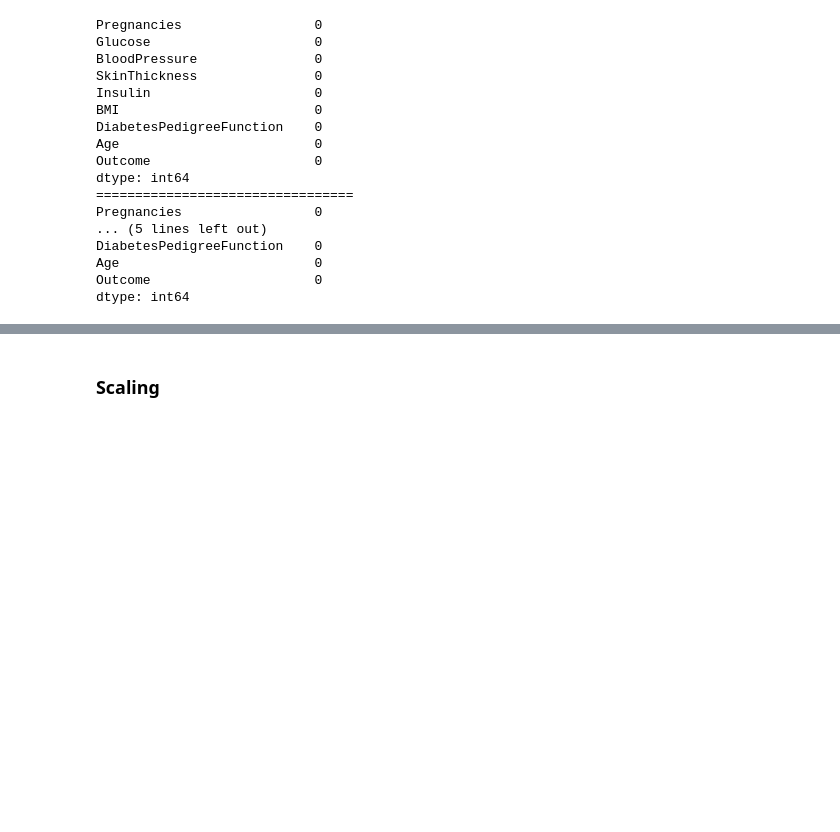
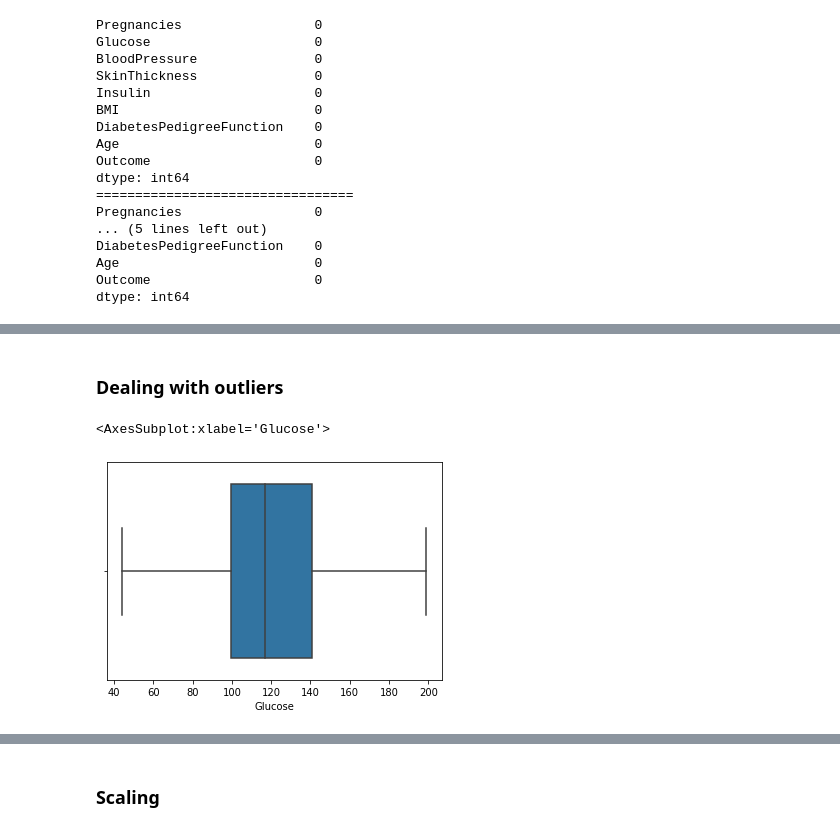
Before and after one commit to Strus01/ML-Sandbox-App, a Jupyter notebook: data_preprocessing/diabetes_preprocessing.ipynb, the cells around one changed output, grey strips where cells are left out. Saved outputs shown, nothing was run; the diff lists cells and outputs as text; code cells hidden in the pictures; blank space fills up the shorter version.

Commit message:
outliers treatment and fixed scaling

```diff
--- a/data_preprocessing/diabetes_preprocessing.ipynb
+++ b/data_preprocessing/diabetes_preprocessing.ipynb
@@ -235,0 +234,7 @@ fdf.sample(15)
+# %% [markdown]
+### Dealing with outliers
+# %%
+sns.boxplot(x='Glucose', data=fdf)
+# %% [output]
+<AxesSubplot:xlabel='Glucose'>
+[figure, added]
```
Also changed, not shown: parts of 18 cells of this notebook, 3 other files.
